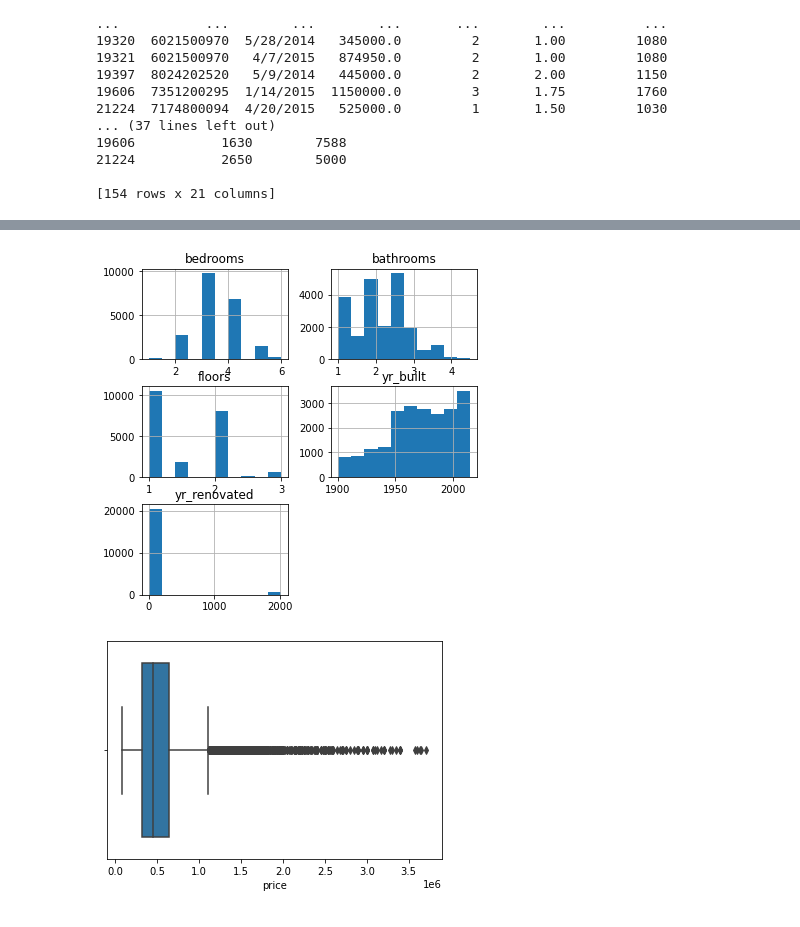
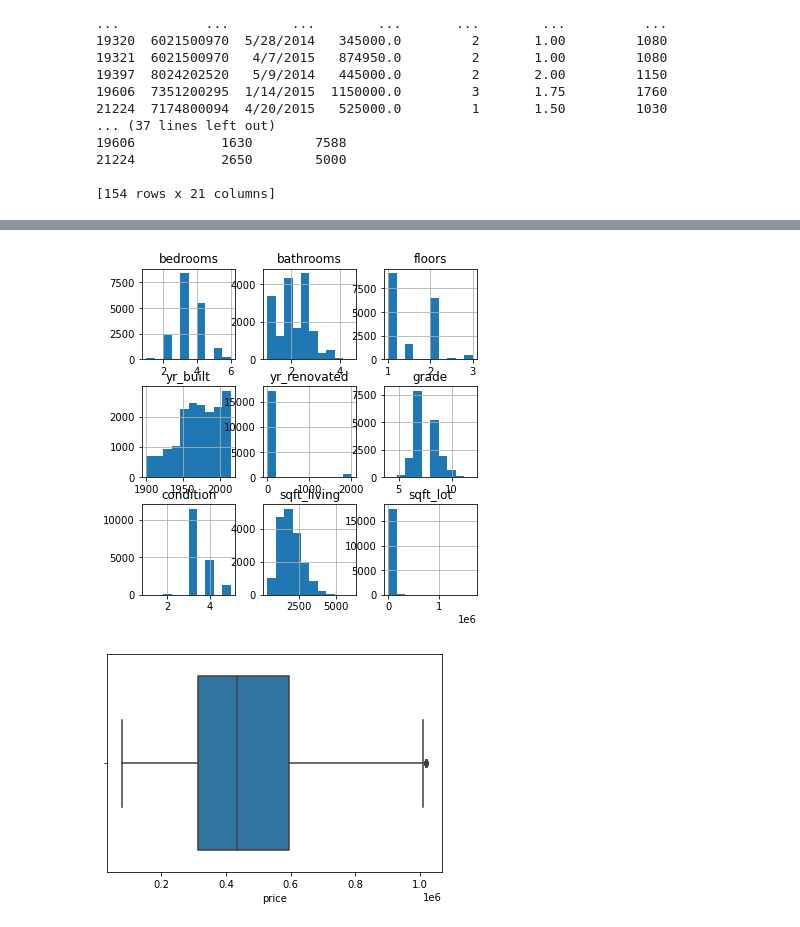
Before and after one commit to justinweible/Housing_Data_Analysis, a Jupyter notebook: data/bed_bath_floor_yr.ipynb, the cells around one changed output, grey strips where cells are left out. Drawn from its saved outputs; the diff is of its cells as text; code cells hidden in the pictures.

```diff
--- a/data/bed_bath_floor_yr.ipynb
+++ b/data/bed_bath_floor_yr.ipynb
@@ -195,0 +117,13 @@ df['yr_renovated'] = df['yr_renovated'].fillna(0)
+# %%
+for x in ['price']:
+    q75,q25 = np.percentile(df.loc[:,x],[75,25])
+    intr_qr = q75-q25
+
+    max = q75+(1.5*intr_qr)
+    min = q25-(1.5*intr_qr)
+
+    df.loc[df[x] < min,x] = np.nan
+    df.loc[df[x] > max,x] = np.nan
+df.isnull().sum()
+df = df.dropna(axis = 0)
+df.isnull().sum()
@@ -196,8 +148,8 @@ df['yr_renovated'] = df['yr_renovated'].fillna(0)
 # %%
-df[['bedrooms', 'bathrooms', 'floors', 'yr_built','yr_renovated']].hist(figsize  = [6, 6]);
+df[['bedrooms', 'bathrooms', 'floors', 'yr_built','yr_renovated','grade','condition','sqft_living','sqft_lot']].hist(figsize  = [6, 6]);
 # %% [output]
-[figure, old version]
+[figure, new version]
 # %%
 ax = sns.boxplot(x="price", data=df)
 # %% [output]
-[figure, old version]
+[figure, new version]
```
Also changed, not shown: parts of 32 cells of this notebook, 1 other file.
